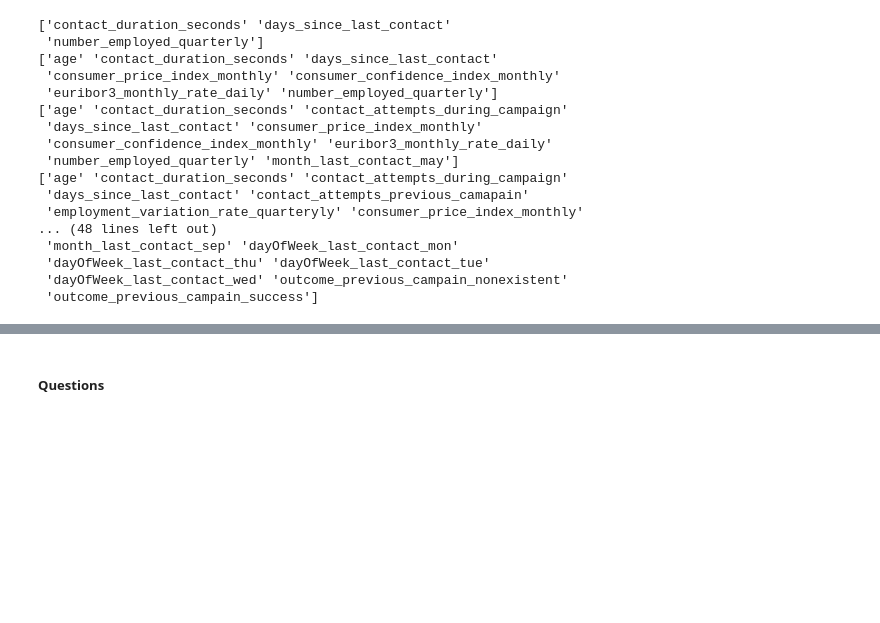
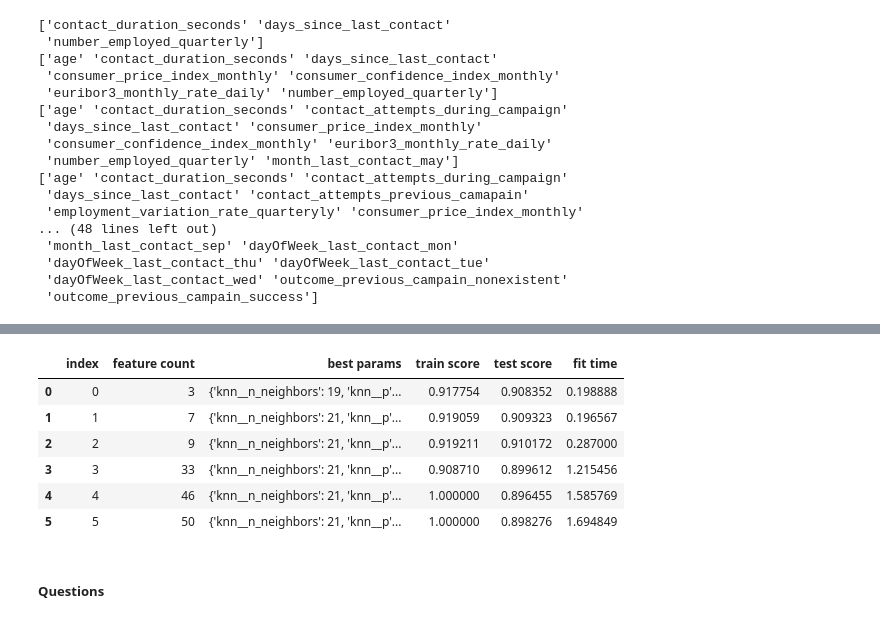
Before and after one commit to codemonkey1101/module-17, a Jupyter notebook: prompt_III.ipynb, the cells around one changed output, grey strips where cells are left out. Drawn from its saved outputs; the diff is of its cells as text; code cells hidden in the pictures; blank space fills up the shorter version.

```diff
--- a/prompt_III.ipynb
+++ b/prompt_III.ipynb
@@ -511,2 +601,13 @@ lr_score_results_df
+# %%
+knn_results_df = pd.read_json('data/knn_model_results_df.json')
+knn_results_df
+# %% [output]
+|  | index | feature count | best params | train score | test score | fit time |
+| 0 | 0 | 3 | {'knn__n_neighbors': 19, 'knn__p'... | 0.917754 | 0.908352 | 0.198888 |
+| 1 | 1 | 7 | {'knn__n_neighbors': 21, 'knn__p'... | 0.919059 | 0.909323 | 0.196567 |
+| 2 | 2 | 9 | {'knn__n_neighbors': 21, 'knn__p'... | 0.919211 | 0.910172 | 0.287000 |
+| 3 | 3 | 33 | {'knn__n_neighbors': 21, 'knn__p'... | 0.908710 | 0.899612 | 1.215456 |
+| 4 | 4 | 46 | {'knn__n_neighbors': 21, 'knn__p'... | 1.000000 | 0.896455 | 1.585769 |
+| 5 | 5 | 50 | {'knn__n_neighbors': 21, 'knn__p'... | 1.000000 | 0.898276 | 1.694849 |
 # %% [markdown]
 ##### Questions
```
Also changed, not shown: parts of 11 cells of this notebook, 4 other files.
